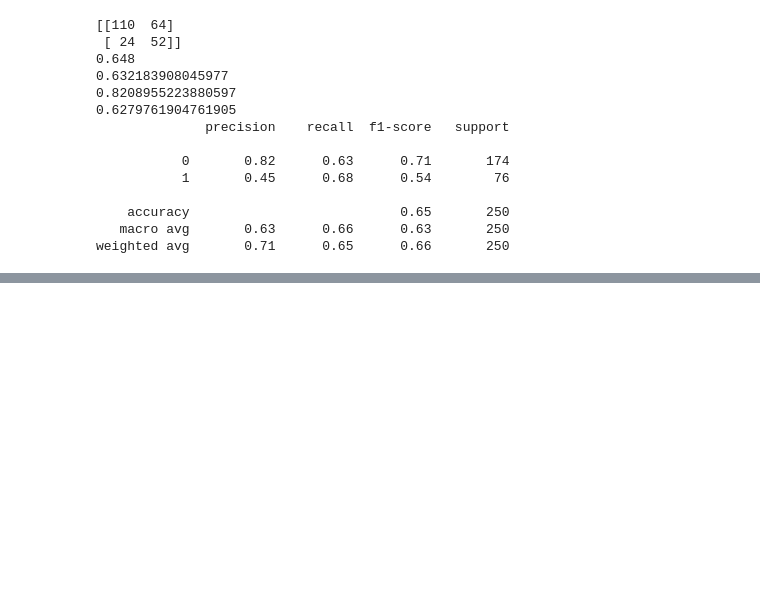
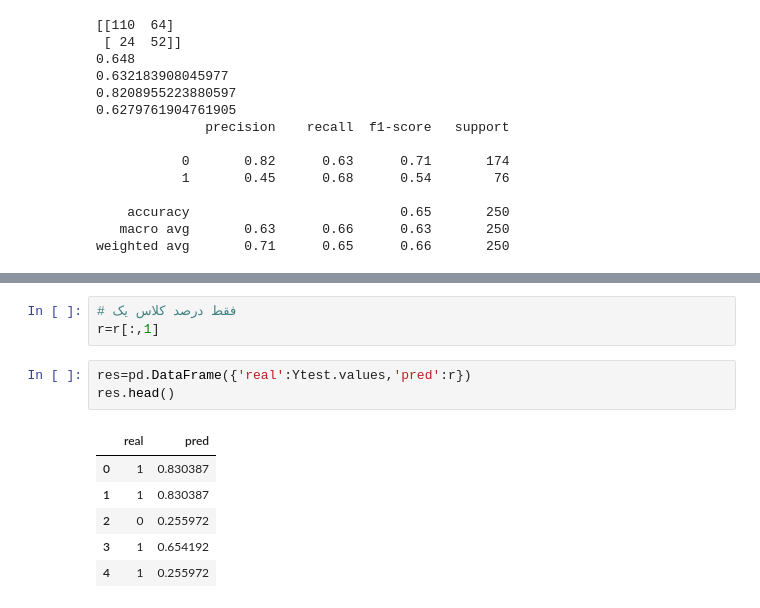
Before and after one commit to NasimShokrgozar/FirstSc, a Jupyter notebook: Session09_Basic.ipynb, the cells around one changed output, grey strips where cells are left out. Saved outputs shown, nothing was run; the diff lists cells and outputs as text; blank space fills up the shorter version.

```diff
--- a/Session09_Basic.ipynb
+++ b/Session09_Basic.ipynb
@@ -253,0 +236,13 @@ array([[0.16961264, 0.83038736],
+# %%
+# فقط درصد کلاس یک
+r=r[:,1]
+# %%
+res=pd.DataFrame({'real':Ytest.values,'pred':r})
+res.head()
+# %% [output]
+|  | real | pred |
+| 0 | 1 | 0.830387 |
+| 1 | 1 | 0.830387 |
+| 2 | 0 | 0.255972 |
+| 3 | 1 | 0.654192 |
+| 4 | 1 | 0.255972 |
```
Also changed, not shown: parts of 1 cell of this notebook.
